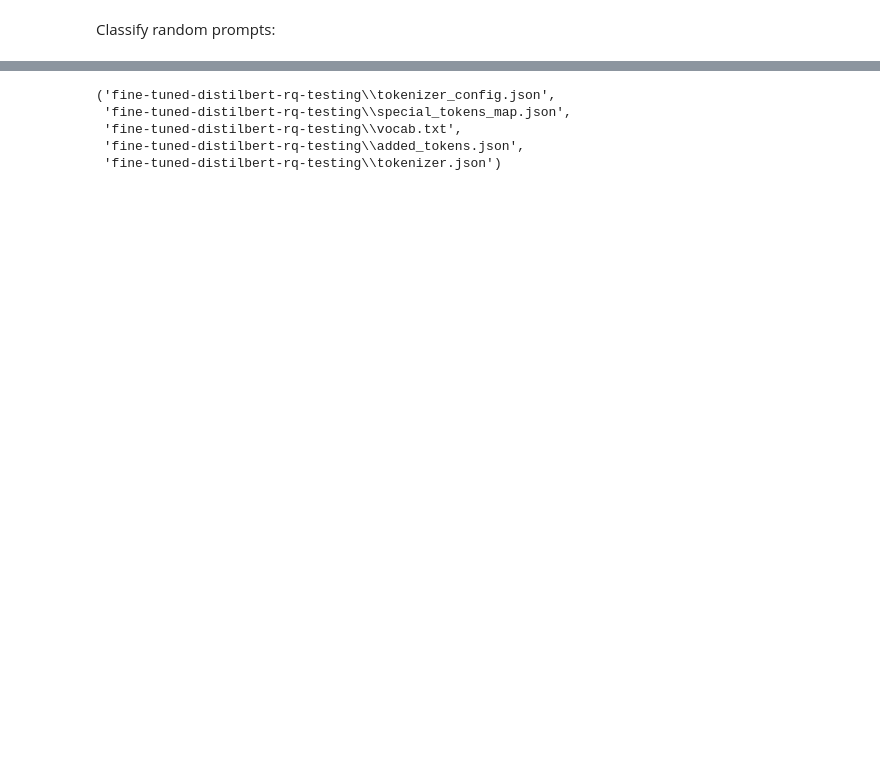
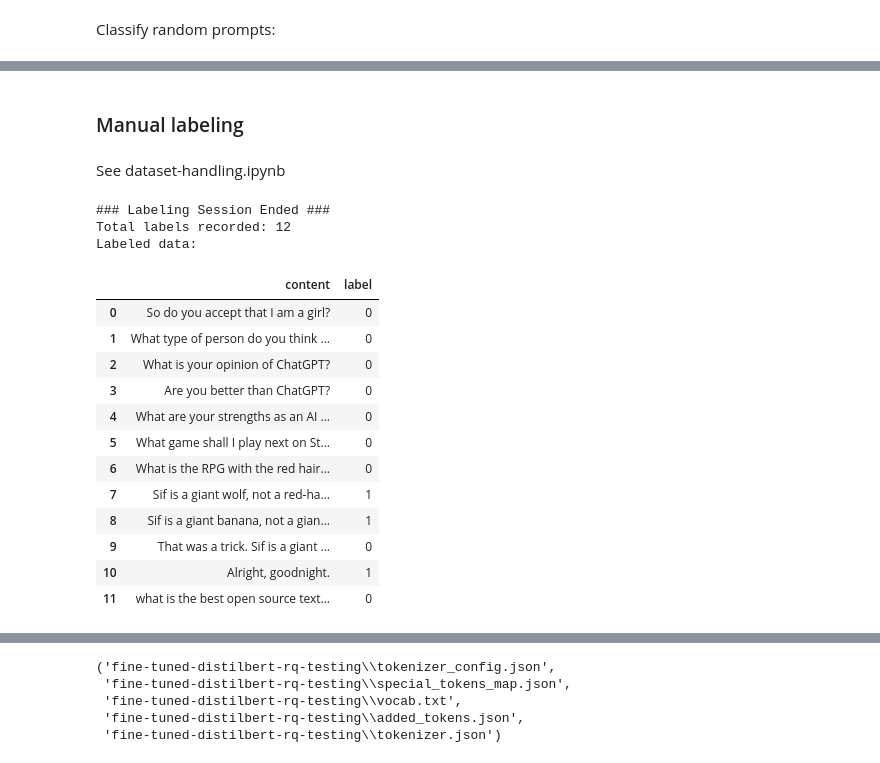
Before and after one commit to reddgr/chatbot-response-scoring-scbn-rqtl, a Jupyter notebook: rq-model-training-workflow.ipynb, the cells around one changed output, grey strips where cells are left out. Drawn from its saved outputs; the diff is of its cells as text; code cells hidden in the pictures; blank space fills up the shorter version.

```diff
--- a/rq-model-training-workflow.ipynb
+++ b/rq-model-training-workflow.ipynb
@@ -113,10 +120,10 @@ eval_dataset = tokenized_dataset['test']
 training_args = TrainingArguments(
     output_dir="./results",
     evaluation_strategy="epoch",
-    learning_rate=0.0001,
+    learning_rate=0.00003,
     per_device_train_batch_size=8,
     per_device_eval_batch_size=8,
-    num_train_epochs=4,
+    num_train_epochs=8,
     weight_decay=0.01,
 )
 # %% [output]
@@ -275,0 +352,25 @@ write an article about the safety of β - d - glucopyranoside, 4 - ( hydroxymeth
+# %% [markdown]
+### Manual labeling
+# %% [markdown]
+See dataset-handling.ipynb
+# %%
+rq_labeling_widget = labeling_widget.LabelingWidget()
+# Start the manual labeling process
+rq_labeling_widget.manual_labeling(df_extracted, classifier, label_map)
+# %% [output]
+### Labeling Session Ended ###
+Total labels recorded: 12
+Labeled data:
+|  | content | label |
+| 0 | So do you accept that I am a girl? | 0 |
+| 1 | What type of person do you think ... | 0 |
+| 2 | What is your opinion of ChatGPT? | 0 |
+| 3 | Are you better than ChatGPT? | 0 |
+| 4 | What are your strengths as an AI ... | 0 |
+| 5 | What game shall I play next on St... | 0 |
+| 6 | What is the RPG with the red hair... | 0 |
+| 7 | Sif is a giant wolf, not a red-ha... | 1 |
+| 8 | Sif is a giant banana, not a gian... | 1 |
+| 9 | That was a trick. Sif is a giant ... | 0 |
+| 10 | Alright, goodnight. | 1 |
+| 11 | what is the best open source text... | 0 |
```
Also changed, not shown: parts of 15 cells of this notebook, 2 other files.
